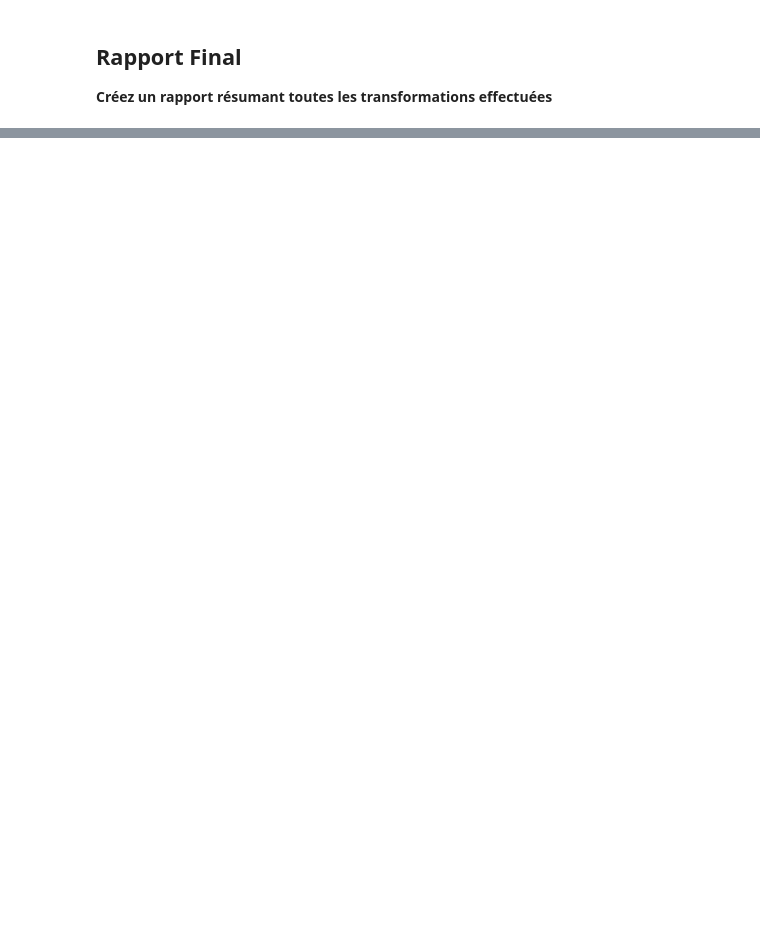
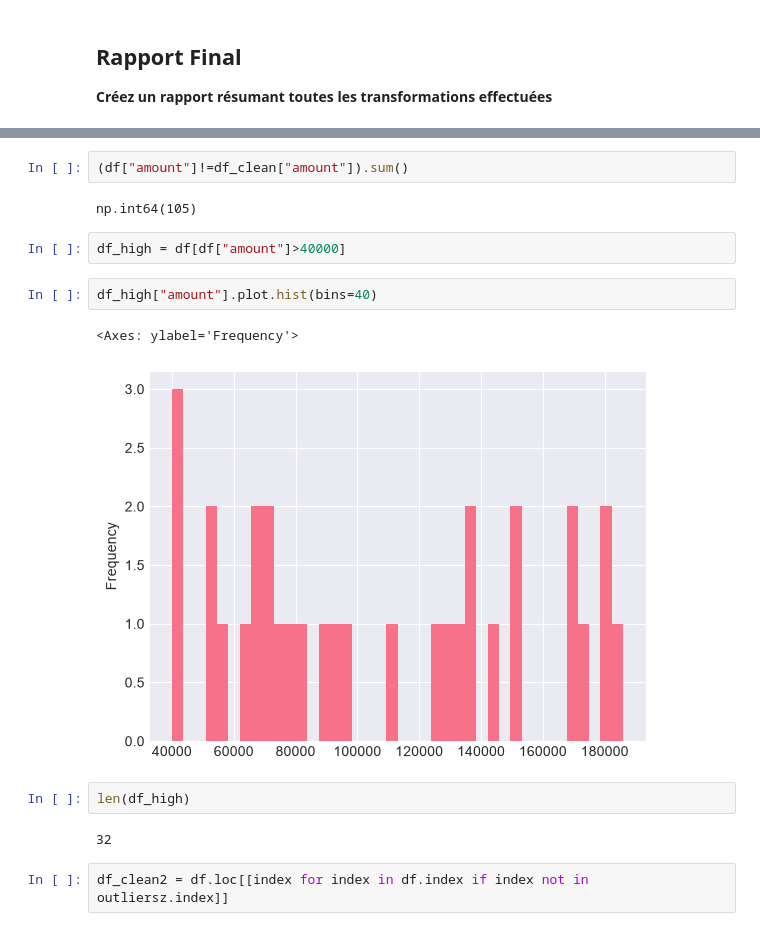
Before and after one commit to FredericPerret/Exercices, a Jupyter notebook: DataCleansing/TP3_Data_Cleansing_TP3.ipynb, the cells around one changed output, grey strips where cells are left out. Cells and saved outputs as stored; diff of their text form; blank space fills up the shorter version.

```diff
--- a/DataCleansing/TP3_Data_Cleansing_TP3.ipynb
+++ b/DataCleansing/TP3_Data_Cleansing_TP3.ipynb
@@ -367,0 +456,17 @@ print("\n✅ TP terminé avec succès!")
+# %%
+(df["amount"]!=df_clean["amount"]).sum()
+# %% [output]
+np.int64(105)
+# %%
+df_high = df[df["amount"]>40000]
+# %%
+df_high["amount"].plot.hist(bins=40)
+# %% [output]
+<Axes: ylabel='Frequency'>
+[figure, added]
+# %%
+len(df_high)
+# %% [output]
+32
+# %%
+df_clean2 = df.loc[[index for index in df.index if index not in outliersz.index]]
```
Also changed, not shown: parts of 16 cells of this notebook.
